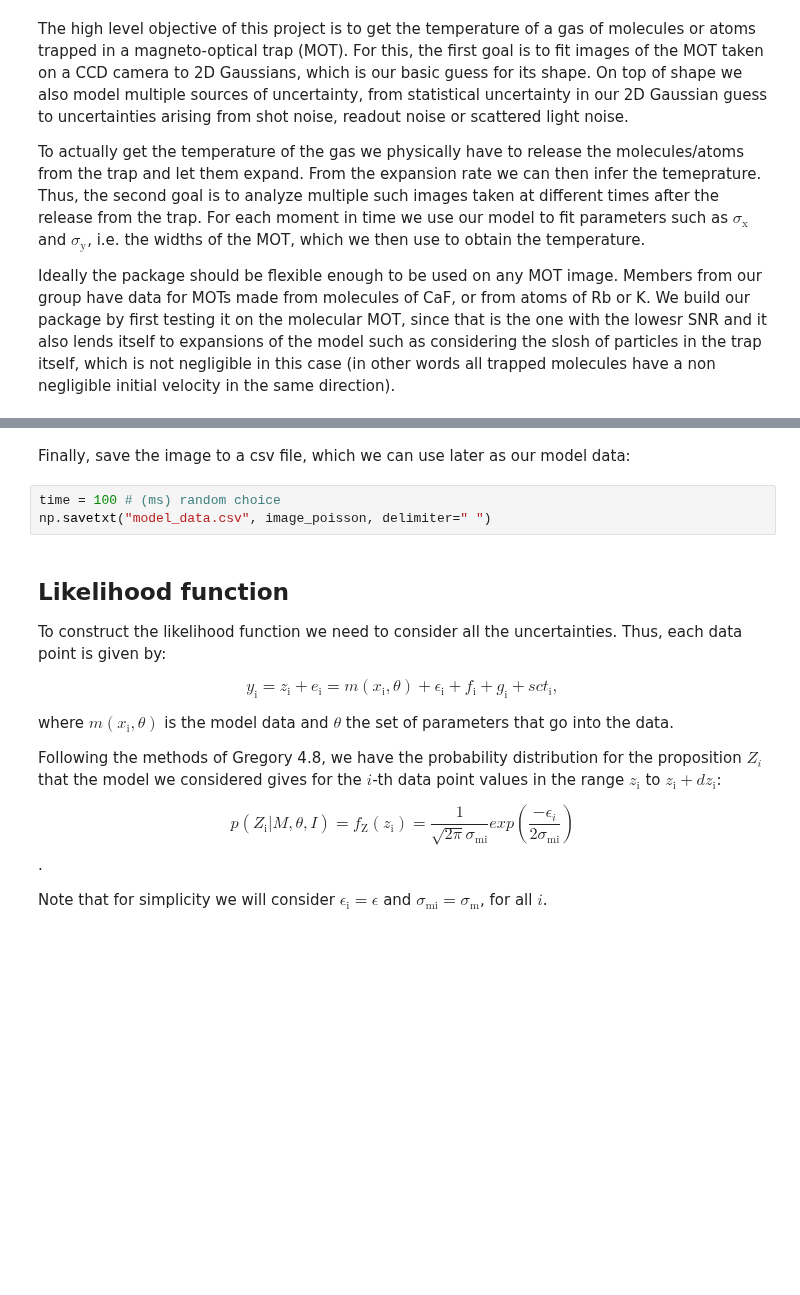
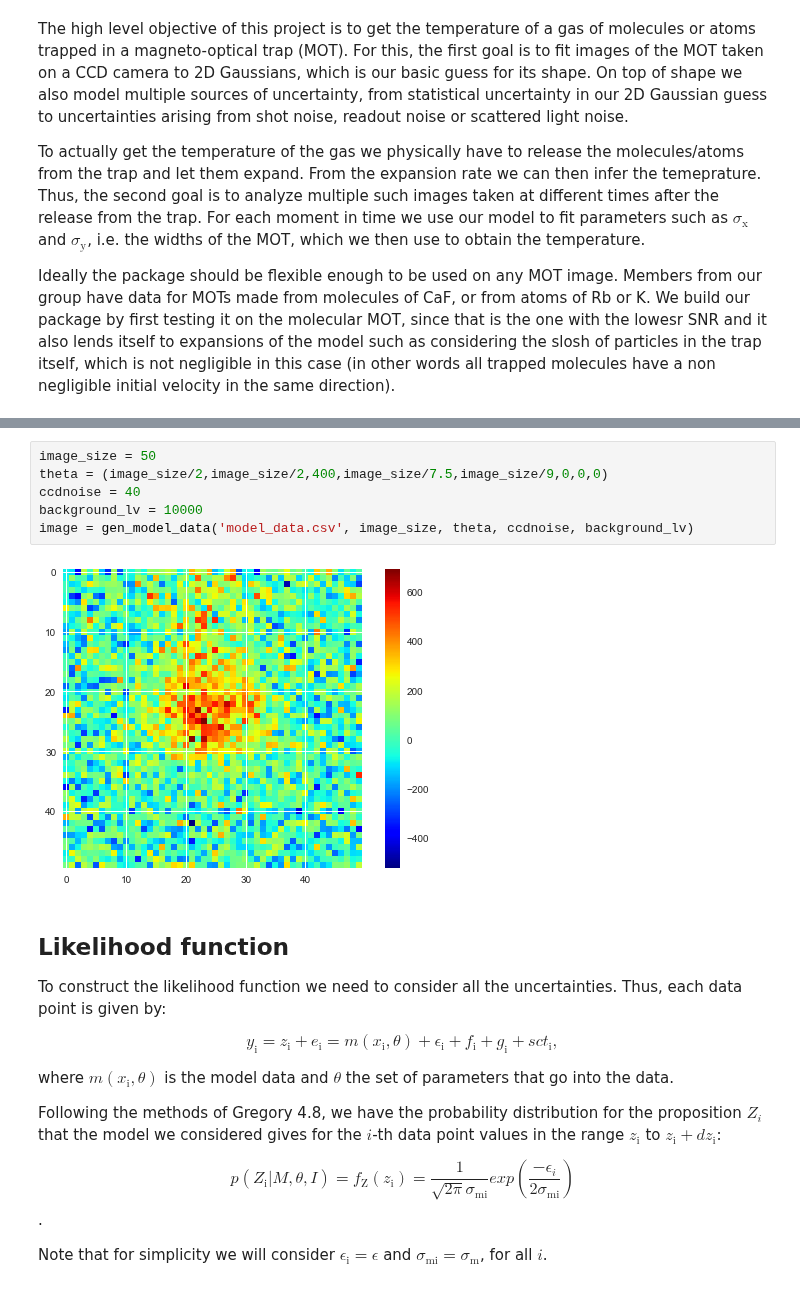
Before and after one commit to phys201/params_MOT, a Jupyter notebook: model_MOT.ipynb, the cells around one changed output, grey strips where cells are left out. Saved outputs shown, nothing was run; the diff lists cells and outputs as text; blank space fills up the shorter version.

Commit message:
Updated model.py and model.ipynb.

```diff
--- a/model_MOT.ipynb
+++ b/model_MOT.ipynb
@@ -75,8 +40,11 @@ plt.colorbar()
-# %% [markdown]
-Finally, save the image to a csv file, which we can use later as our model data:
-# %%
-time = 100 # (ms) random choice
-np.savetxt("model_data.csv", image_poisson, delimiter=" ")
+# %%
+image_size = 50
+theta = (image_size/2,image_size/2,400,image_size/7.5,image_size/9,0,0,0)
+ccdnoise = 40
+background_lv = 10000
+image = gen_model_data('model_data.csv', image_size, theta, ccdnoise, background_lv)
+# %% [output]
+[figure, added]
 # %% [markdown]
 ## Likelihood function
 
```
Also changed, not shown: parts of 16 cells of this notebook, 3 other files.
